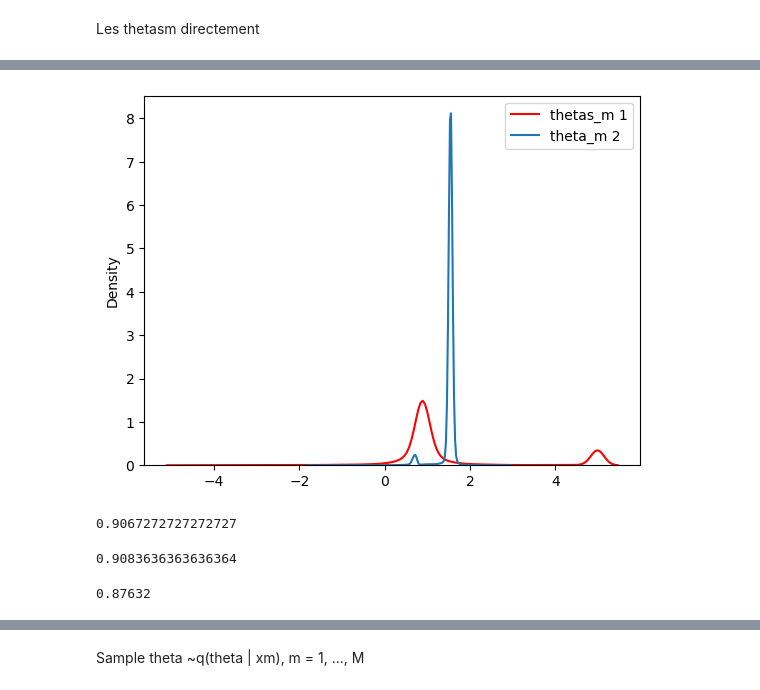
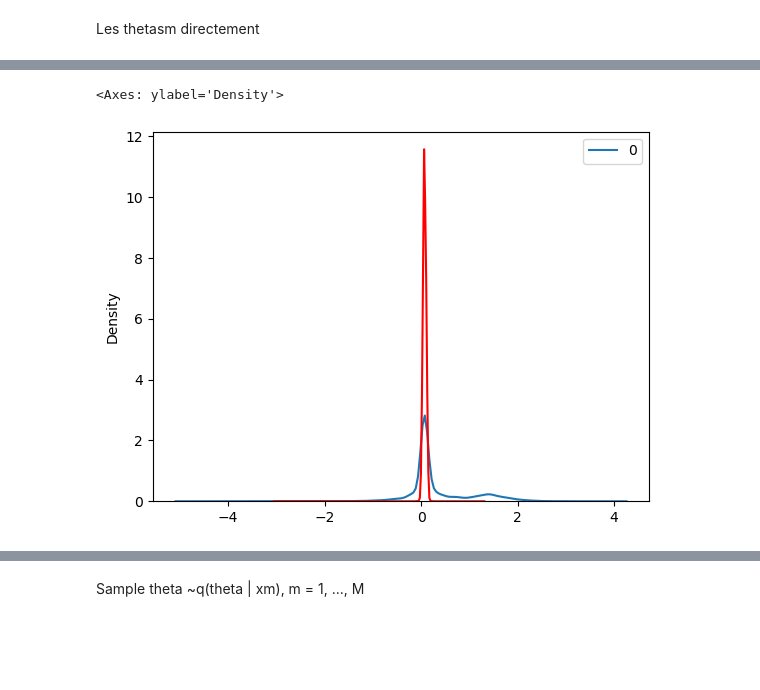
Before and after one commit to MouzaouiMatthieu/PFE, a Jupyter notebook: Robust_NPE.ipynb, the cells around one changed output, grey strips where cells are left out. Cells and saved outputs as stored; diff of their text form; code cells hidden in the pictures; blank space fills up the shorter version.

```diff
--- a/Robust_NPE.ipynb
+++ b/Robust_NPE.ipynb
@@ -202,17 +250,0 @@ tensor([ 0.8737, -0.9120])
-# %%
-def p_y_given_x(x):
-    z = torch.distributions.Bernoulli(rho).sample(x.shape)
-    res = 1
-    for j,x_j in enumerate(x):
-        zj=z[j]
-        if not zj:
-            dist=  torch.distributions.Normal(x_j, sigma)
-        else:
-            dist = torch.distributions.Cauchy(x_j, tau)
-        res *= dist.log_prob(y0).exp().sum()
-    return res
-
-def f(x):
-    qx = q_x_NF().log_prob(x).exp()
-    pyx = p_y_given_x(x)
-    return qx*pyx
@@ -352,42 +350,10 @@ my_samples = mcmc(torch.zeros_like(x[0]), warm_up_steps, M)
 # %%
 my_samples_unscaled = (my_samples + x_mean) *x_std
 thetas_m = q_NPE.sample(my_samples)
-# %%
-sns.kdeplot(thetas_m.squeeze().detach().numpy(),c='red',label='thetas_m 1')
-sns.kdeplot(np.load("/home/tux/rnpe/robust_samples_paper.npy"),label='theta_m 2',c='blue')
-
-plt.legend()
-plt.show()
-# %% [output]
-[figure, removed]
-# %%
-compare(q_NPE,my_samples,file)
-# %% [output]
-0.9067272727272727
-# %%
-file_xm = np.load("/home/tux/rnpe/denoise_xm_paper.npy")
-xm_tensor = torch.Tensor(file_xm)
-compare(q_NPE, xm_tensor, file)
-# %% [output]
-0.9083636363636364
-# %%
-def compare_xm(my_xm, xm_paper):
-    class1 = xm_paper
-    class0 = my_xm.detach().numpy()
-    class0_labels = np.zeros(len(class0))
-    class1_labels = np.ones(len(class1))
-    data = np.concatenate((class0,class1), axis=0)
-    labels = np.concatenate((class0_labels, class1_labels), axis=0)
-    X_train, X_test, y_train, y_test = train_test_split(data,labels)
-
-    clf = LinearDiscriminantAnalysis()
-    clf.fit(X_train, y_train)
-
-    y_pred = clf.predict(X_test)
-    acc = sklearn.metrics.accuracy_score(y_test,y_pred)
-    return acc
-
-compare_xm(xm_samples,file_xm)
-# %% [output]
-0.87632
+# %%
+sns.kdeplot(thetas_m)
+sns.kdeplot(thetas_NPE.squeeze(),c='red')
+# %% [output]
+<Axes: ylabel='Density'>
+[figure, added]
 # %%
```
Also changed, not shown: parts of 38 cells of this notebook.
